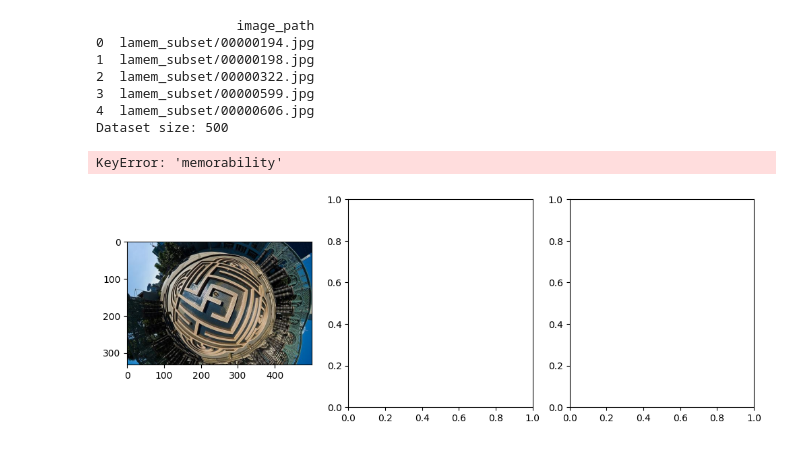
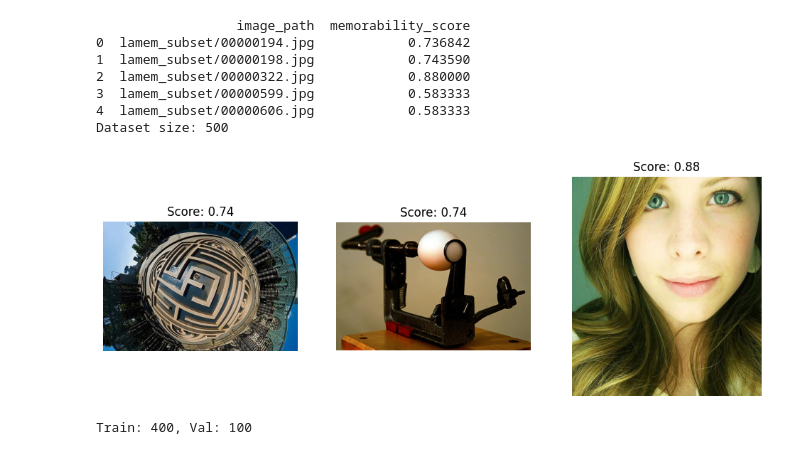
Before and after one commit to beccangruenberg/CU-STATUN3106-image-memorability, a Jupyter notebook: prototype/ml_pipeline.ipynb, the cells around one changed output. Cells and saved outputs as stored; diff of their text form; code cells hidden in the pictures.

```diff
--- a/prototype/ml_pipeline.ipynb
+++ b/prototype/ml_pipeline.ipynb
@@ -26,32 +11,31 @@ base_path = '/content/drive/MyDrive/STATUN3106 - Applied Machine Learning/Final
 # %%
 import os
 import pandas as pd
 from PIL import Image
 import matplotlib.pyplot as plt
 
 # LaMem comes with a CSV of image filenames + memorability scores
-df = pd.read_csv(f'{base_path}Prototype/lamem_prototype_images/image_list.csv')
+df = pd.read_csv(f'{DATA_PATH}/data/lamem_prototype_images/image_list_with_scores.csv')
 print(df.head())
 print(f"Dataset size: {len(df)}")
 
 # Sanity check: show a few images with their scores
 fig, axes = plt.subplots(1, 3, figsize=(12, 4))
 for i, ax in enumerate(axes):
-    img = Image.open(f"{base_path}Prototype/lamem_prototype_images/{df.iloc[i]['image_path']}")
+    img = Image.open(f"{DATA_PATH}/data/lamem_prototype_images/{df.iloc[i]['image_path']}")
     ax.imshow(img)
-    ax.set_title(f"Score: {df.iloc[i]['memorability']:.2f}")
+    ax.set_title(f"Score: {df.iloc[i]['memorability_score']:.2f}")
     ax.axis('off')
 plt.show()
 # %% [output]
-                  image_path
-0  lamem_subset/00000194.jpg
-1  lamem_subset/00000198.jpg
-2  lamem_subset/00000322.jpg
-3  lamem_subset/00000599.jpg
-4  lamem_subset/00000606.jpg
+                  image_path  memorability_score
+0  lamem_subset/00000194.jpg            0.736842
+1  lamem_subset/00000198.jpg            0.743590
+2  lamem_subset/00000322.jpg            0.880000
+3  lamem_subset/00000599.jpg            0.583333
+4  lamem_subset/00000606.jpg            0.583333
 Dataset size: 500
-KeyError: 'memorability'
-[figure, old version]
+[figure, new version]
 # %%
 import torch
 from torch.utils.data import Dataset, DataLoader
@@ -68,8 +52,8 @@ class LaMemDataset(Dataset):
         return len(self.df)
 
     def __getitem__(self, idx):
-        img = Image.open(f"{self.img_dir}/{self.df.iloc[idx]['image']}").convert('RGB')
-        score = torch.tensor(self.df.iloc[idx]['memorability'], dtype=torch.float32)
+        img = Image.open(f"{self.img_dir}/{self.df.iloc[idx]['image_path']}").convert('RGB')
+        score = torch.tensor(self.df.iloc[idx]['memorability_score'], dtype=torch.float32)
         if self.transform:
             img = self.transform(img)
         return img, score
@@ -80,11 +64,16 @@ transform = transforms.Compose([
     transforms.Normalize([0.485, 0.456, 0.406], [0.229, 0.224, 0.225])
 ])
 
+img_dir = f"{DATA_PATH}/data/lamem_prototype_images/"
+
+
 train_df, val_df = train_test_split(df, test_size=0.2, random_state=42)
 train_loader = DataLoader(LaMemDataset(train_df, img_dir, transform), batch_size=32, shuffle=True)
 val_loader = DataLoader(LaMemDataset(val_df, img_dir, transform), batch_size=32)
 
 print(f"Train: {len(train_df)}, Val: {len(val_df)}")
+# %% [output]
+Train: 400, Val: 100
 # %%
 import torch.nn as nn
 import timm
```
Also changed, not shown: parts of 5 cells of this notebook, 1 other file.
